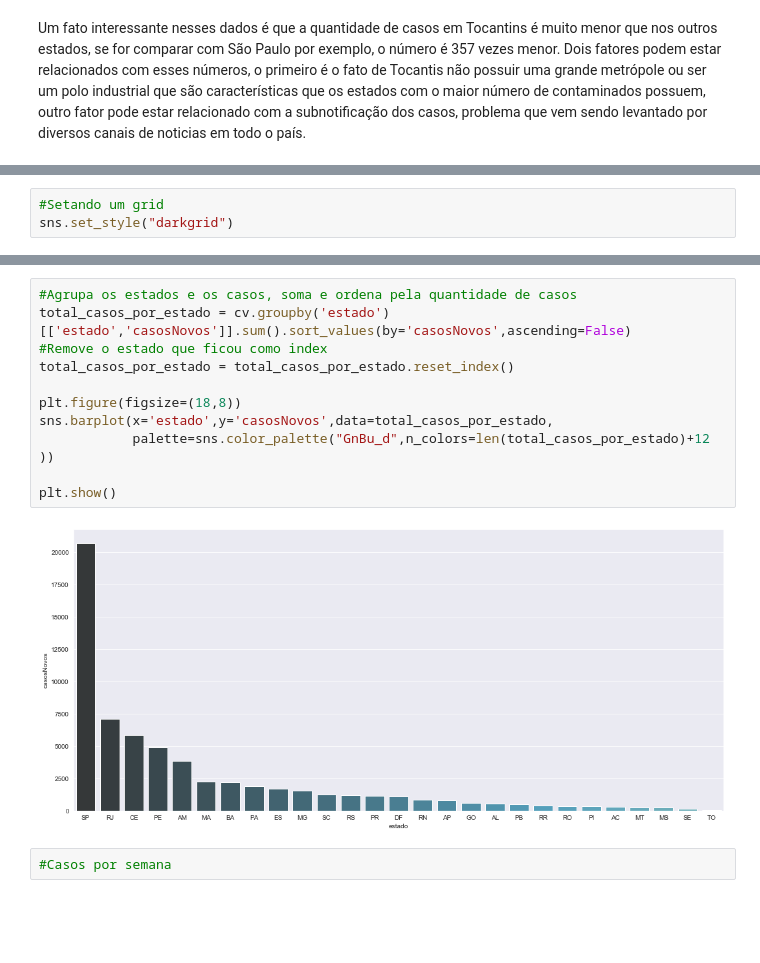
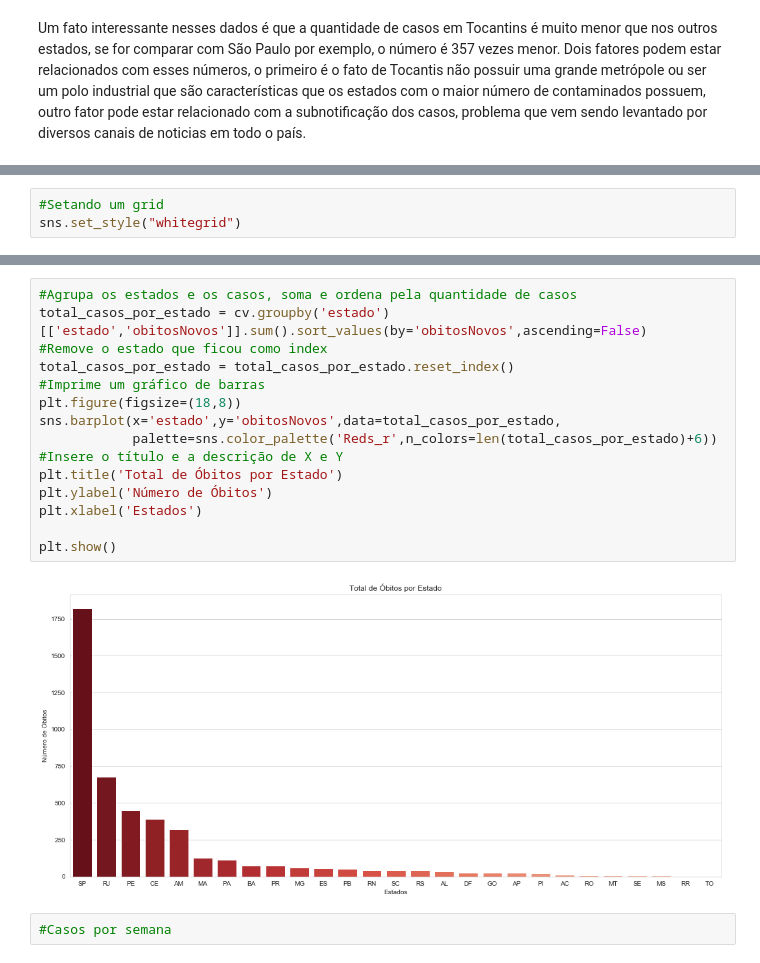
Before and after one commit to Rafaelcerq28/Analise_Covid-19, a Jupyter notebook: Visualização COVID-19.ipynb, the cells around one changed output, grey strips where cells are left out. Cells and saved outputs as stored; diff of their text form; blank space fills up the shorter version.

Commit message:
inserindo texto nos gráficos e comentarios

```diff
--- a/Visualização COVID-19.ipynb
+++ b/Visualização COVID-19.ipynb
@@ -149,6 +153,6 @@ Atualmente o Brasil possui no total 61888 Casos de COVID-19 e 4205 obitos, a doe
 # %%
 #Setando um grid
-sns.set_style("darkgrid")
+sns.set_style("whitegrid")
 # %%
 #IMPRESSÃO DO GRAFICO (Casos e Obitos Acumulados x Data)
 
@@ -240,16 +300,20 @@ Centro-Oeste                  68
 # %%
 #Agrupa os estados e os casos, soma e ordena pela quantidade de casos
-total_casos_por_estado = cv.groupby('estado')[['estado','casosNovos']].sum().sort_values(by='casosNovos',ascending=False)
+total_casos_por_estado = cv.groupby('estado')[['estado','obitosNovos']].sum().sort_values(by='obitosNovos',ascending=False)
 #Remove o estado que ficou como index
 total_casos_por_estado = total_casos_por_estado.reset_index()
-
+#Imprime um gráfico de barras
 plt.figure(figsize=(18,8))
-sns.barplot(x='estado',y='casosNovos',data=total_casos_por_estado,
-            palette=sns.color_palette("GnBu_d",n_colors=len(total_casos_por_estado)+12 ))
+sns.barplot(x='estado',y='obitosNovos',data=total_casos_por_estado,
+            palette=sns.color_palette('Reds_r',n_colors=len(total_casos_por_estado)+6))
+#Insere o título e a descrição de X e Y
+plt.title('Total de Óbitos por Estado')
+plt.ylabel('Número de Óbitos')
+plt.xlabel('Estados')
 
 plt.show()
 # %% [output]
-[figure, old version]
+[figure, new version]
 # %%
 #Casos por semana
 # %%
```
Also changed, not shown: parts of 30 cells of this notebook, 1 other file.
